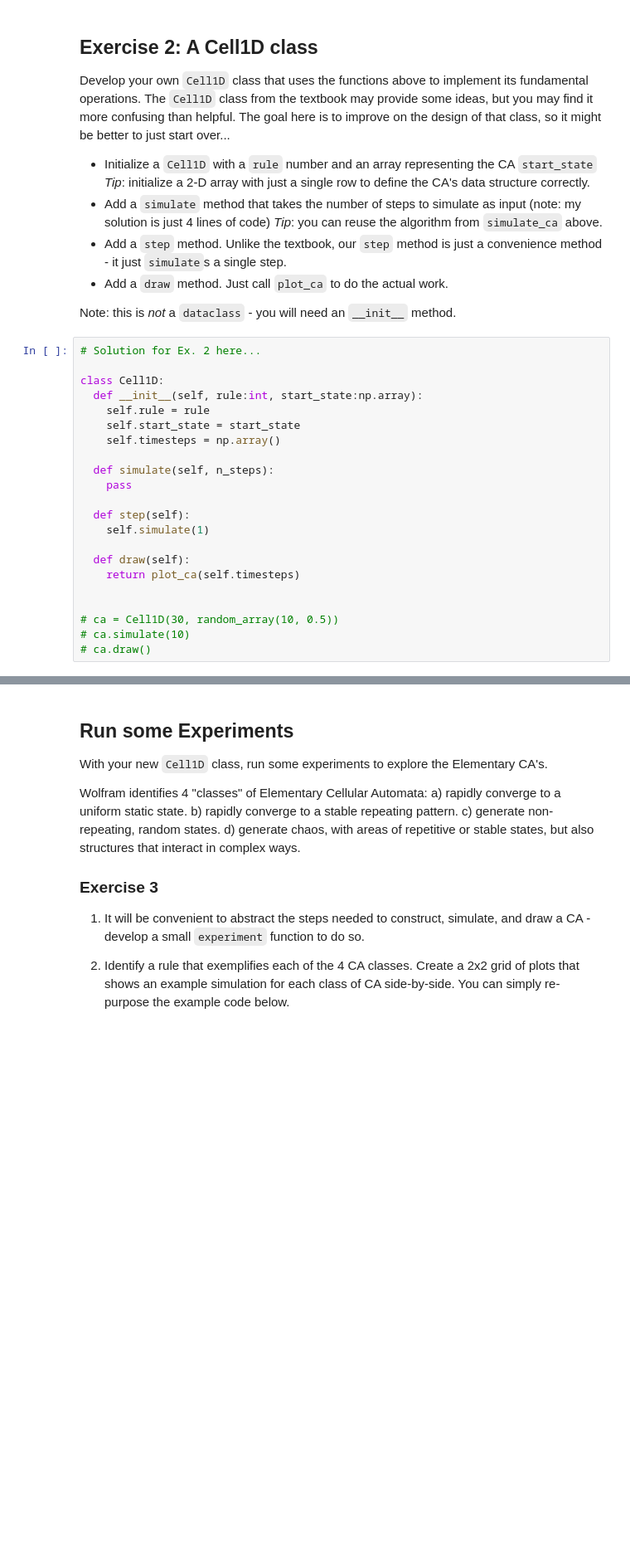
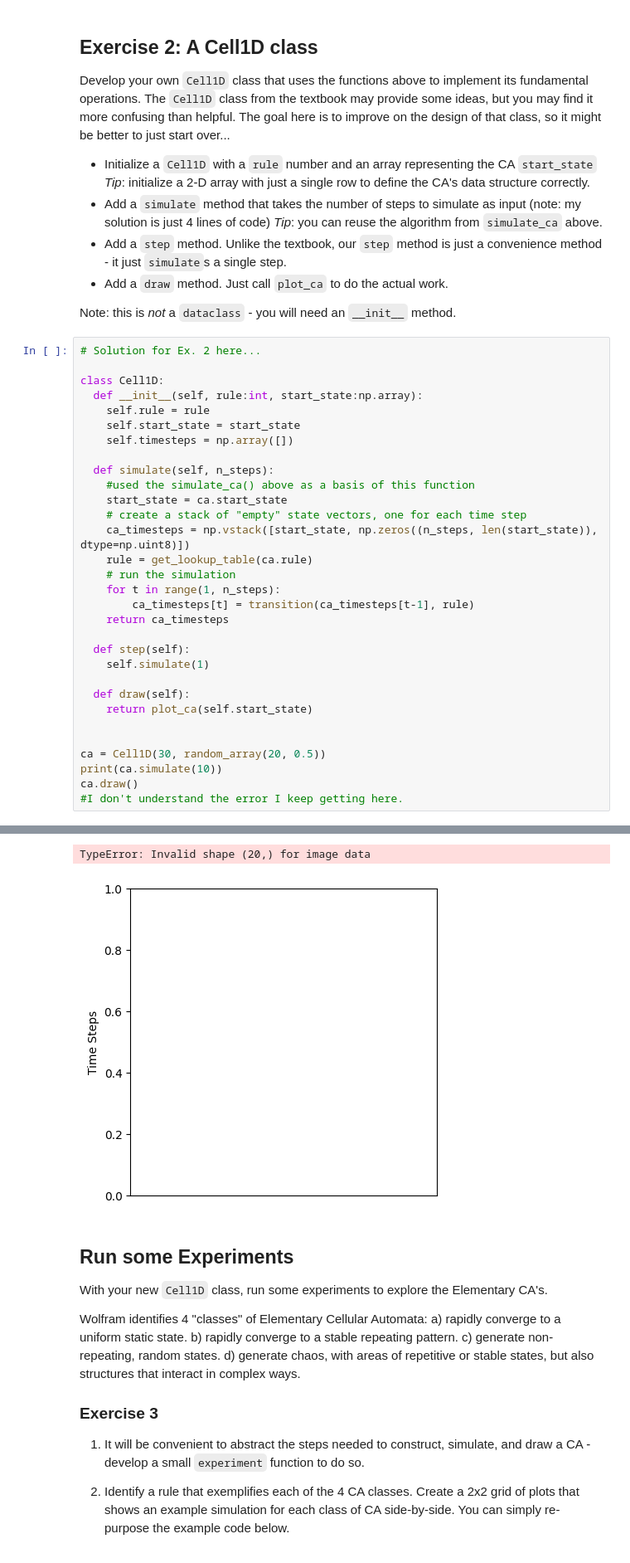
Before and after one commit to ChowWigglePuff/cap-comp215, a Jupyter notebook: labs/lab05-CA-1D.ipynb, the cells around one changed output, grey strips where cells are left out. Shown at 83% size. Cells and saved outputs as stored; diff of their text form; blank space fills up the shorter version.

```diff
--- a/labs/lab05-CA-1D.ipynb
+++ b/labs/lab05-CA-1D.ipynb
@@ -183,18 +185,28 @@ class Cell1D:
   def __init__(self, rule:int, start_state:np.array):
     self.rule = rule
     self.start_state = start_state
-    self.timesteps = np.array()
+    self.timesteps = np.array([])
 
   def simulate(self, n_steps):
-    pass
+    #used the simulate_ca() above as a basis of this function
+    start_state = ca.start_state
+    # create a stack of "empty" state vectors, one for each time step
+    ca_timesteps = np.vstack([start_state, np.zeros((n_steps, len(start_state)), dtype=np.uint8)])
+    rule = get_lookup_table(ca.rule)
+    # run the simulation
+    for t in range(1, n_steps):
+        ca_timesteps[t] = transition(ca_timesteps[t-1], rule)
+    return ca_timesteps
 
   def step(self):
     self.simulate(1)
 
   def draw(self):
-    return plot_ca(self.timesteps)
+    return plot_ca(self.start_state)
 
 
-# ca = Cell1D(30, random_array(10, 0.5))
-# ca.simulate(10)
-# ca.draw()
+ca = Cell1D(30, random_array(20, 0.5))
+print(ca.simulate(10))
+ca.draw()
+#I don't understand the error I keep getting here.
+# %% [output]
@@ -201,3 +224,5 @@ class Cell1D:
+TypeError: Invalid shape (20,) for image data
+[figure, added]
 # %% [markdown]
 ## Run some Experiments
 With your new `Cell1D` class, run some experiments to explore the Elementary CA's.
```
Also changed, not shown: parts of 4 cells of this notebook.
